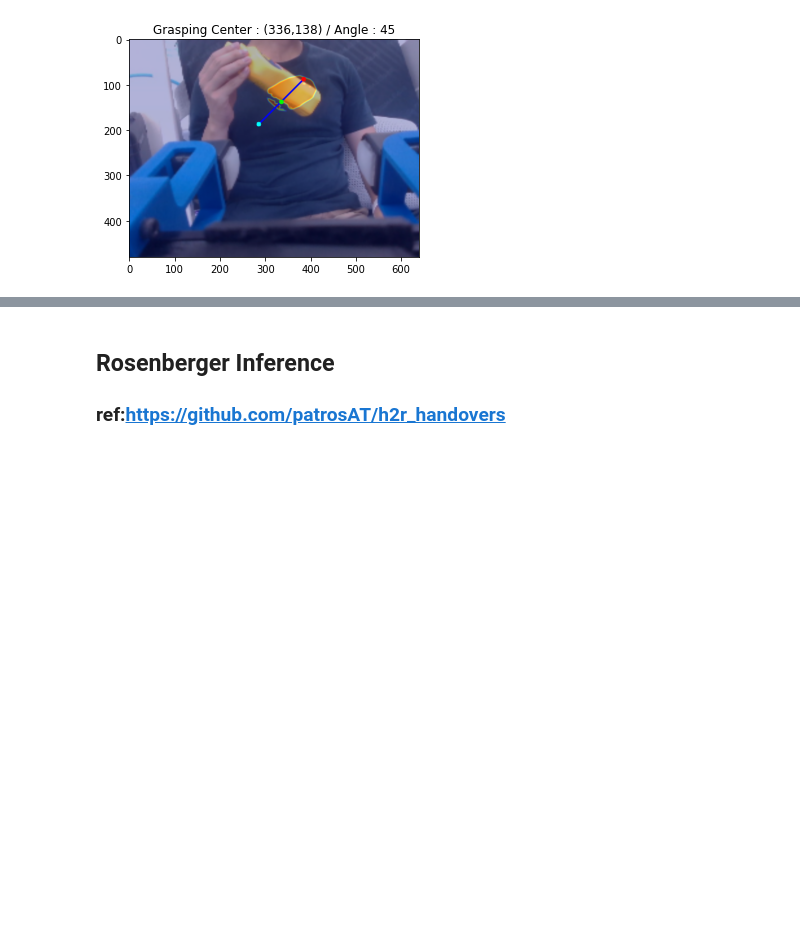
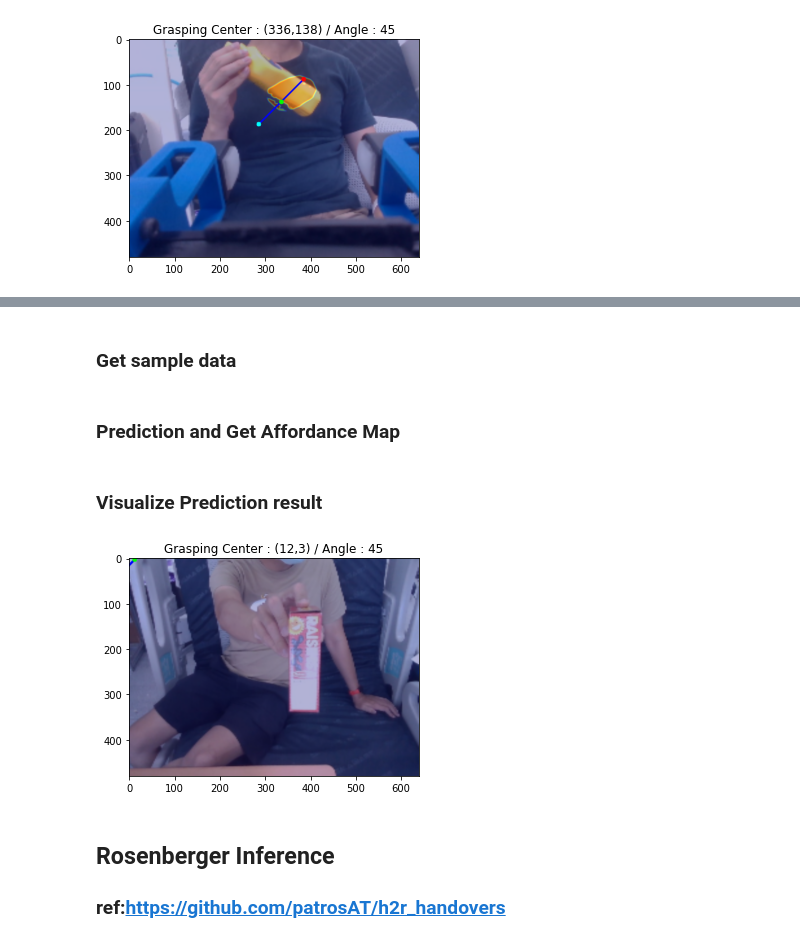
Before and after one commit to ARG-NCTU/handover_grasping, a Jupyter notebook: 01_model.ipynb, the cells around one changed output, grey strips where cells are left out. Cells and saved outputs as stored; diff of their text form; code cells hidden in the pictures; blank space fills up the shorter version.

Commit message:
add hanet depth

```diff
--- a/01_model.ipynb
+++ b/01_model.ipynb
@@ -608,0 +664,5 @@ plt.show()
+# %%
+DATA_PATH = '/home/arg/handover_grasping/HANet_easy_datasets'
+
+dataset = handover_grasping_dataset(DATA_PATH, mode='test', color_type='jpg')
+dataloader = DataLoader(dataset, batch_size = 1, shuffle = True, num_workers = 8)
@@ -608,0 +671,4 @@ plt.show()
+# %%
+net = HANet_depth(pretrained=True)
+net = net.cuda()
+net.eval()
@@ -609,3 +694,39 @@ plt.show()
+# %% [markdown]
+### Get sample data
+# %%
+batch = next(iter(dataloader))
+
+color = batch['color'].cuda()
+depth = batch['depth'].cuda()
+
+depth_origin = batch['depth_origin'].cpu().detach().numpy()[0]
+color_origin = batch['color_origin'].cpu().detach().numpy()[0]
+# %% [markdown]
+### Prediction and Get Affordance Map
+# %%
+predict = net(depth)
+predict = predict.cpu().detach().numpy()
+
+affordanceMap, x, y, theta = get_affordancemap(predict, depth_origin)
+# %% [markdown]
+### Visualize Prediction result
+# %%
+Combine = cv2.addWeighted(color_origin,0.7,affordanceMap, 0.3,0)
+Result = cv2.resize(Combine, (640,480))
+Result = cv2.circle(Result, (int(x), int(y)), 5, (0,255,0), -1)
+
+point1, point2 = get_grasp_line(theta, [y, x], depth_origin)
+
+Result = cv2.line(Result,point1,point2,(0,0,255),3)
+Result = cv2.circle(Result, (int(x), int(y)), 5, (0,255,0), -1)
+Result = cv2.circle(Result, point1, 5, (255,0,0), -1)
+Result = cv2.circle(Result, point2, 5, (0,255,255), -1)
+
+plt.imshow(Result)
+plt.title("Grasping Center : ({},{}) / Angle : {}".format(x, y, theta))
+plt.show()
+# %% [output]
+[figure, added]
 # %% [markdown]
 ## Rosenberger Inference
 ### ref:https://github.com/patrosAT/h2r_handovers
```
Also changed, not shown: parts of 6 cells of this notebook, 1 other file.
